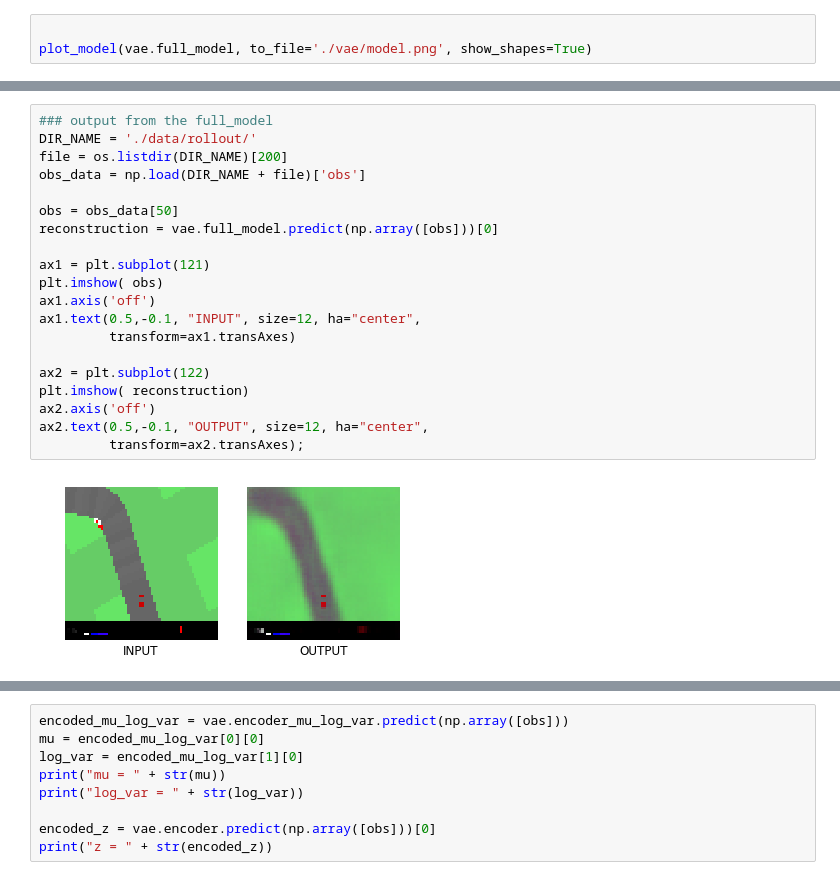
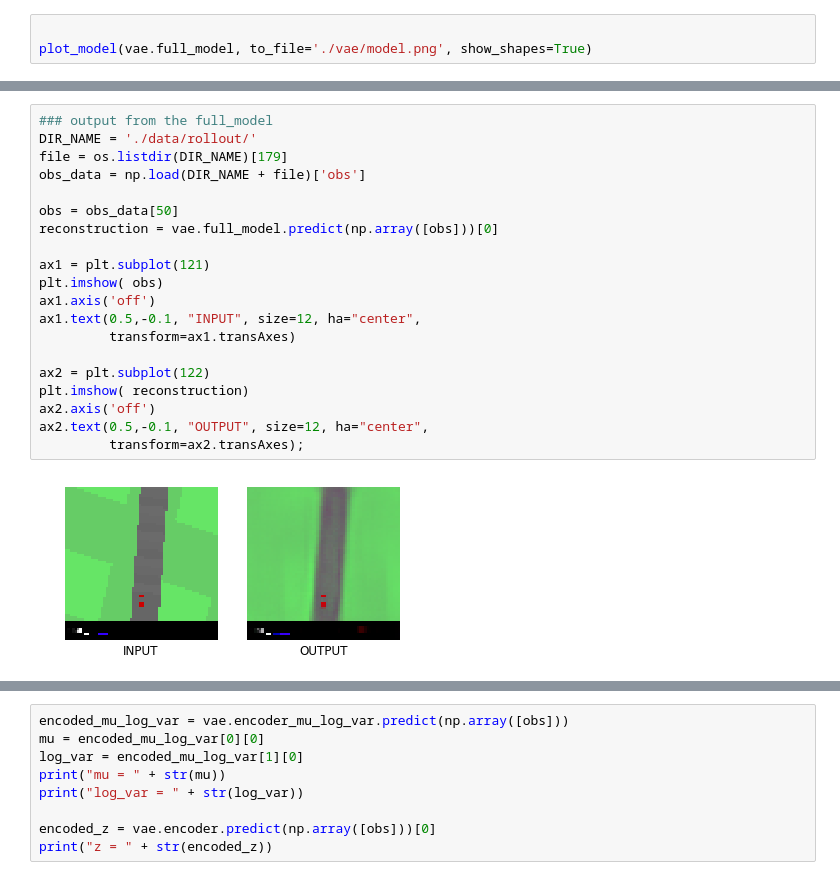
Before and after one commit to AppliedDataSciencePartners/WorldModels, a Jupyter notebook: check_vae.ipynb, the cells around one changed output, grey strips where cells are left out. Cells and saved outputs as stored; diff of their text form.

```diff
--- a/check_vae.ipynb
+++ b/check_vae.ipynb
@@ -47,22 +49,22 @@ KeyboardInterrupt:
 # %%
 ### output from the full_model
 DIR_NAME = './data/rollout/'
-file = os.listdir(DIR_NAME)[200]
+file = os.listdir(DIR_NAME)[179]
 obs_data = np.load(DIR_NAME + file)['obs']
 
 obs = obs_data[50]
 reconstruction = vae.full_model.predict(np.array([obs]))[0]
 
 ax1 = plt.subplot(121)
 plt.imshow( obs)
 ax1.axis('off')
 ax1.text(0.5,-0.1, "INPUT", size=12, ha="center",
          transform=ax1.transAxes)
 
 ax2 = plt.subplot(122)
 plt.imshow( reconstruction)
 ax2.axis('off')
 ax2.text(0.5,-0.1, "OUTPUT", size=12, ha="center",
          transform=ax2.transAxes);
 # %% [output]
-[figure, old version]
+[figure, new version]
```
Also changed, not shown: parts of 3 cells of this notebook, 14 other files.
